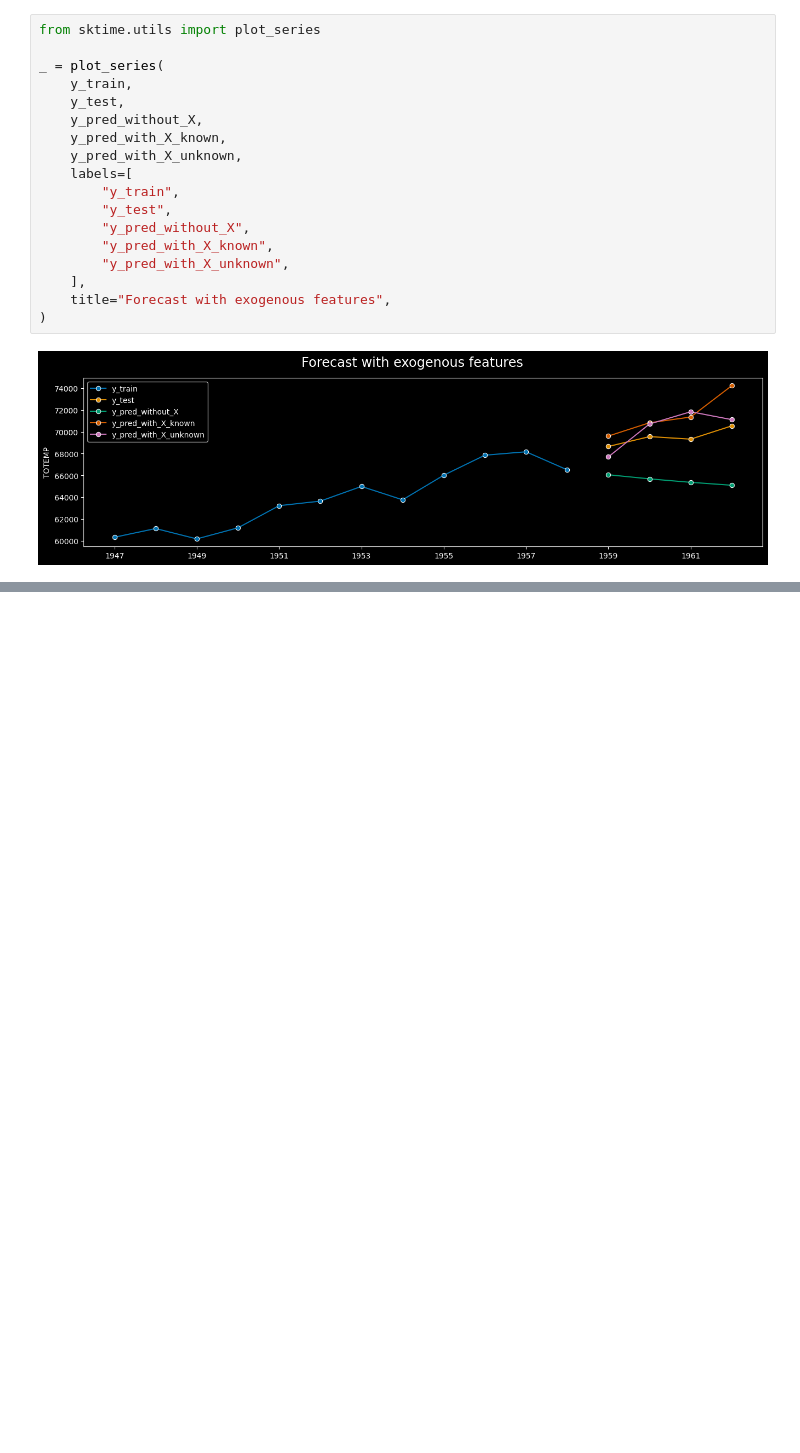
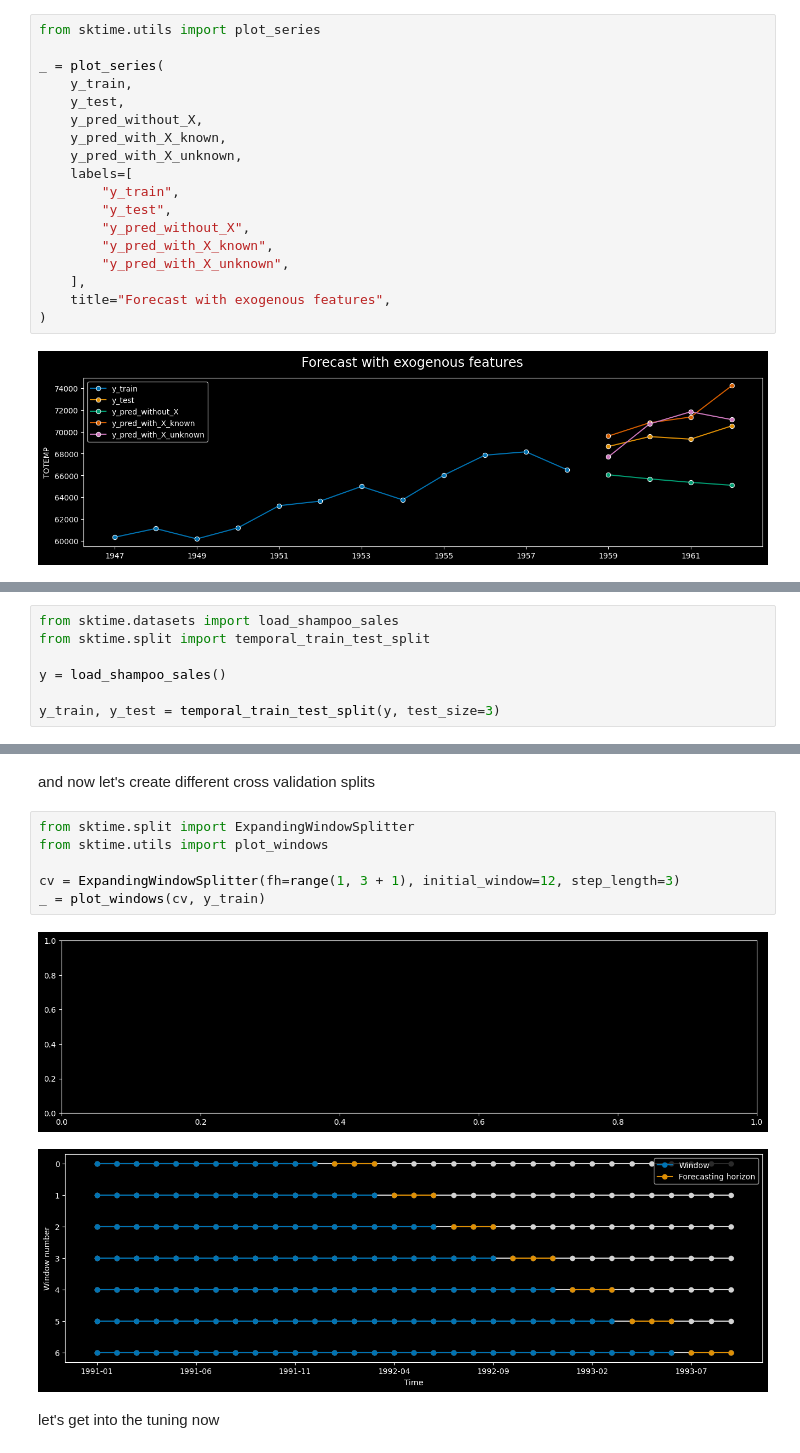
Before and after one commit to sktime/sktime-tutorial-pydata-global-2023, a Jupyter notebook: notebooks/02_forecasting.ipynb, the cells around one changed output, grey strips where cells are left out. Cells and saved outputs as stored; diff of their text form; blank space fills up the shorter version.

Commit message:
added tuning

```diff
--- a/notebooks/02_forecasting.ipynb
+++ b/notebooks/02_forecasting.ipynb
@@ -628,0 +636,7 @@ _ = plot_series(
+# %%
+from sktime.datasets import load_shampoo_sales
+from sktime.split import temporal_train_test_split
+
+y = load_shampoo_sales()
+
+y_train, y_test = temporal_train_test_split(y, test_size=3)
@@ -628,0 +659,13 @@ _ = plot_series(
+# %% [markdown]
+and now let's create different cross validation splits
+# %%
+from sktime.split import ExpandingWindowSplitter
+from sktime.utils import plot_windows
+
+cv = ExpandingWindowSplitter(fh=range(1, 3 + 1), initial_window=12, step_length=3)
+_ = plot_windows(cv, y_train)
+# %% [output]
+[figure, added]
+[figure, added]
+# %% [markdown]
+let's get into the tuning now
```
Also changed, not shown: parts of 14 cells of this notebook.
